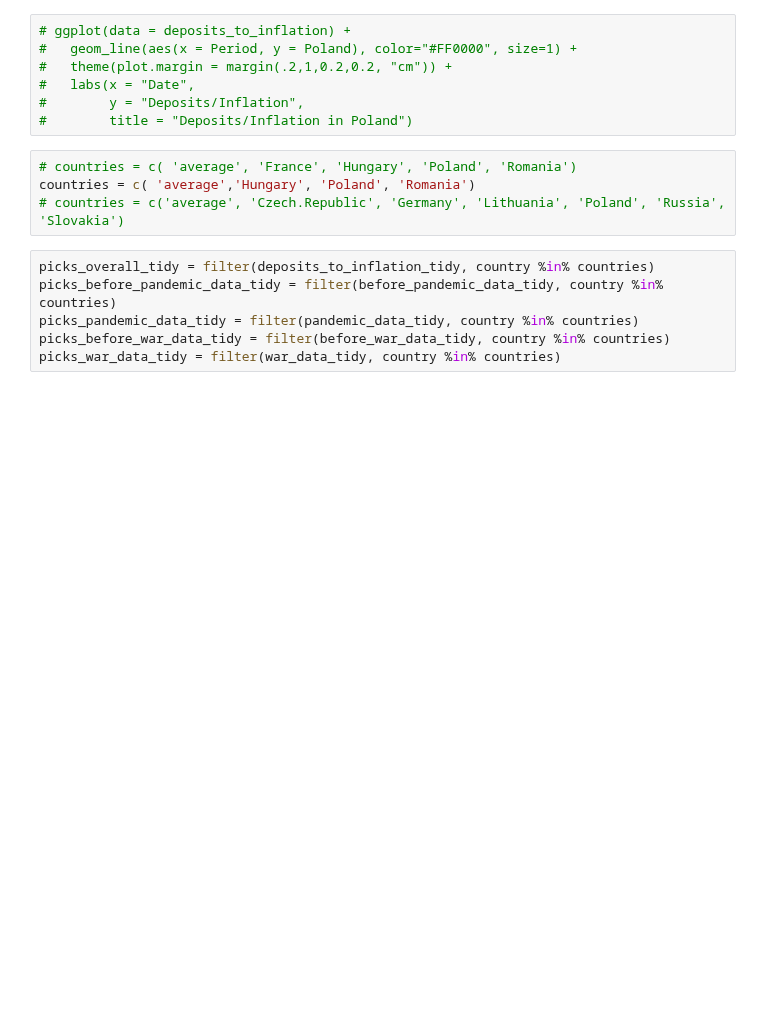
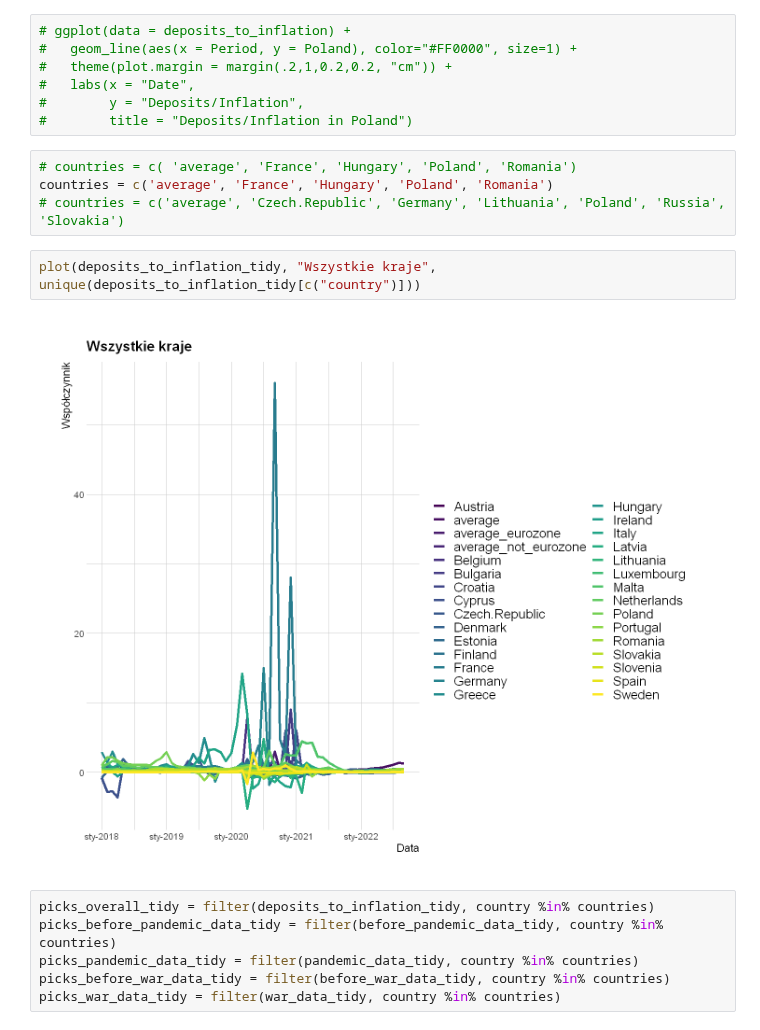
Before and after one commit to AdamixD/SAD_Projekt_1, a Jupyter notebook: Zadanie2.ipynb, the cells around one changed output. Drawn from its saved outputs; the diff is of its cells as text; blank space fills up the shorter version.

```diff
--- a/Zadanie2.ipynb
+++ b/Zadanie2.ipynb
@@ -357,8 +337,12 @@ A data.frame: 6 × 31
 #        title = "Deposits/Inflation in Poland")
 # %%
 # countries = c( 'average', 'France', 'Hungary', 'Poland', 'Romania')
-countries = c( 'average','Hungary', 'Poland', 'Romania')
+countries = c('average', 'France', 'Hungary', 'Poland', 'Romania')
 # countries = c('average', 'Czech.Republic', 'Germany', 'Lithuania', 'Poland', 'Russia', 'Slovakia')
+# %%
+plot(deposits_to_inflation_tidy, "Wszystkie kraje", unique(deposits_to_inflation_tidy[c("country")]))
+# %% [output]
+[figure, added]
 # %%
 picks_overall_tidy = filter(deposits_to_inflation_tidy, country %in% countries)
 picks_before_pandemic_data_tidy = filter(before_pandemic_data_tidy, country %in% countries)
```
Also changed, not shown: parts of 20 cells of this notebook.
